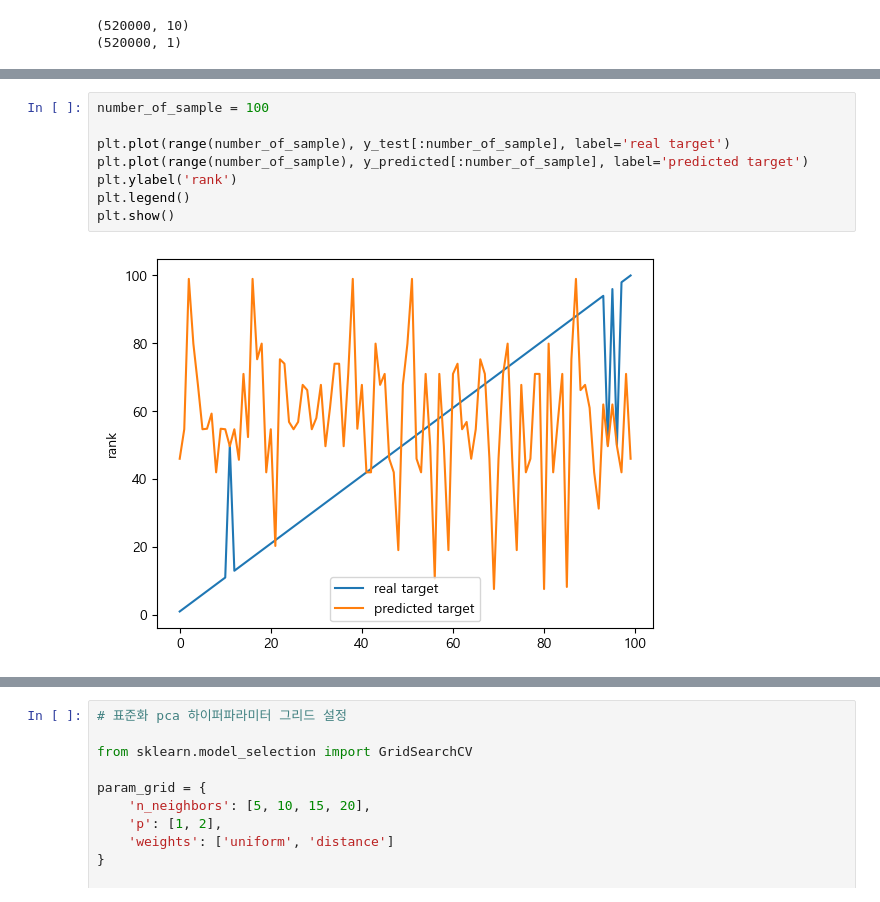
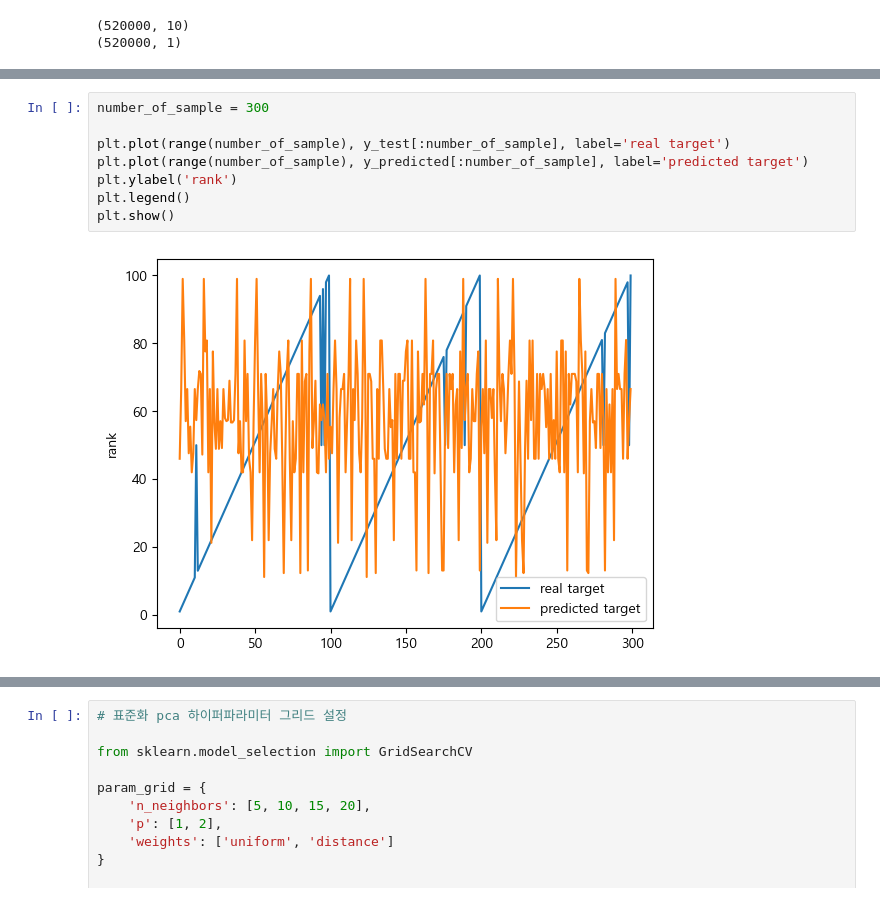
Before and after one commit to CG05/BillboardAnalitics, a Jupyter notebook: modelingdy.ipynb, the cells around one changed output, grey strips where cells are left out. Cells and saved outputs as stored; diff of their text form.

```diff
--- a/modelingdy.ipynb
+++ b/modelingdy.ipynb
@@ -201,13 +201,13 @@ print('검증 세트 정확도 : ', round(test_score, 3))
 # %%
-number_of_sample = 100
+number_of_sample = 300
 
 plt.plot(range(number_of_sample), y_test[:number_of_sample], label='real target')
 plt.plot(range(number_of_sample), y_predicted[:number_of_sample], label='predicted target')
 plt.ylabel('rank')
 plt.legend()
 plt.show()
 # %% [output]
-[figure, old version]
+[figure, new version]
 # %%
 # 표준화 데이터
 from sklearn.neighbors import KNeighborsRegressor
```
Also changed, not shown: parts of 14 cells of this notebook.
